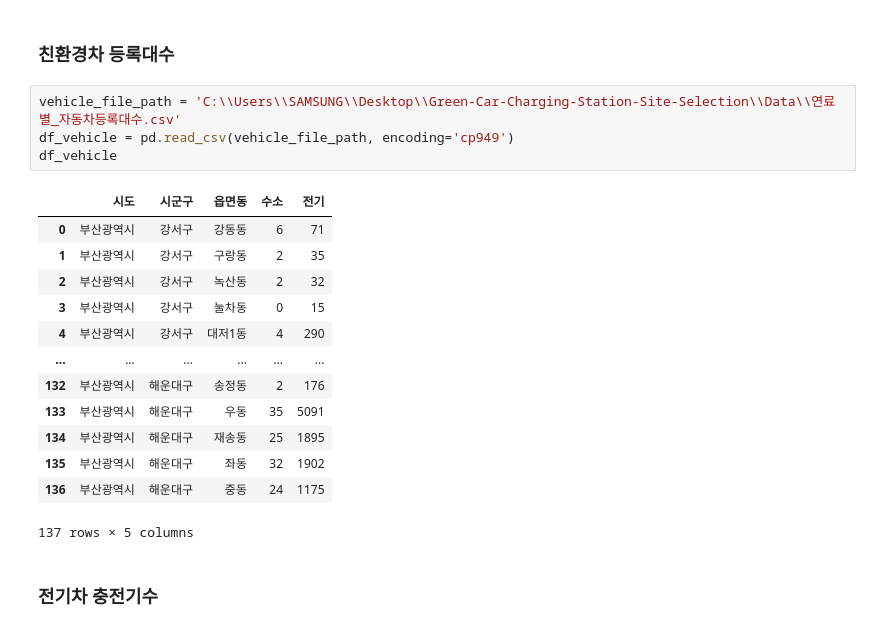
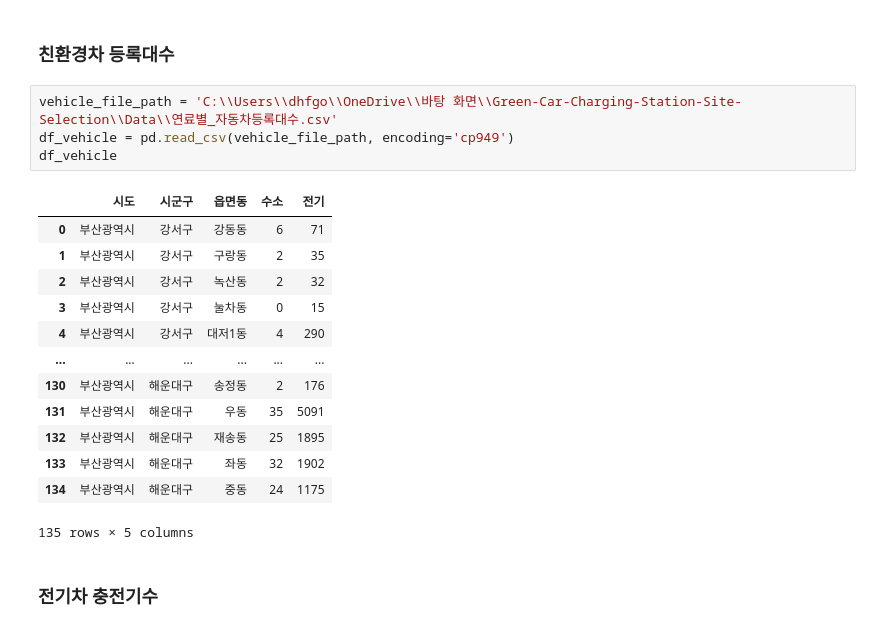
Before and after one commit to jhparkland/Green-Car-Charging-Station-Site-Selection, a Jupyter notebook: Notebook/GVCS/GVCS.ipynb, the cells around one changed output. Saved outputs shown, nothing was run; the diff lists cells and outputs as text.

```diff
--- a/Notebook/GVCS/GVCS.ipynb
+++ b/Notebook/GVCS/GVCS.ipynb
@@ -402,23 +398,23 @@ floating_pro
 # %% [markdown]
 ### 친환경차 등록대수
 # %%
-vehicle_file_path = 'C:\\Users\\SAMSUNG\\Desktop\\Green-Car-Charging-Station-Site-Selection\\Data\\연료별_자동차등록대수.csv'
+vehicle_file_path = 'C:\\Users\\dhfgo\\OneDrive\\바탕 화면\\Green-Car-Charging-Station-Site-Selection\\Data\\연료별_자동차등록대수.csv'
 df_vehicle = pd.read_csv(vehicle_file_path, encoding='cp949')
 df_vehicle
 # %% [output]
 |  | 시도 | 시군구 | 읍면동 | 수소 | 전기 |
 | 0 | 부산광역시 | 강서구 | 강동동 | 6 | 71 |
 | 1 | 부산광역시 | 강서구 | 구랑동 | 2 | 35 |
 | 2 | 부산광역시 | 강서구 | 녹산동 | 2 | 32 |
 | 3 | 부산광역시 | 강서구 | 눌차동 | 0 | 15 |
 | 4 | 부산광역시 | 강서구 | 대저1동 | 4 | 290 |
 | ... | ... | ... | ... | ... | ... |
-| 132 | 부산광역시 | 해운대구 | 송정동 | 2 | 176 |
-| 133 | 부산광역시 | 해운대구 | 우동 | 35 | 5091 |
-| 134 | 부산광역시 | 해운대구 | 재송동 | 25 | 1895 |
-| 135 | 부산광역시 | 해운대구 | 좌동 | 32 | 1902 |
-| 136 | 부산광역시 | 해운대구 | 중동 | 24 | 1175 |
+| 130 | 부산광역시 | 해운대구 | 송정동 | 2 | 176 |
+| 131 | 부산광역시 | 해운대구 | 우동 | 35 | 5091 |
+| 132 | 부산광역시 | 해운대구 | 재송동 | 25 | 1895 |
+| 133 | 부산광역시 | 해운대구 | 좌동 | 32 | 1902 |
+| 134 | 부산광역시 | 해운대구 | 중동 | 24 | 1175 |
-137 rows × 5 columns
+135 rows × 5 columns
 # %% [markdown]
 ### 전기차 충전기수
 # %%
```
Also changed, not shown: parts of 41 cells of this notebook, 7 other files.
